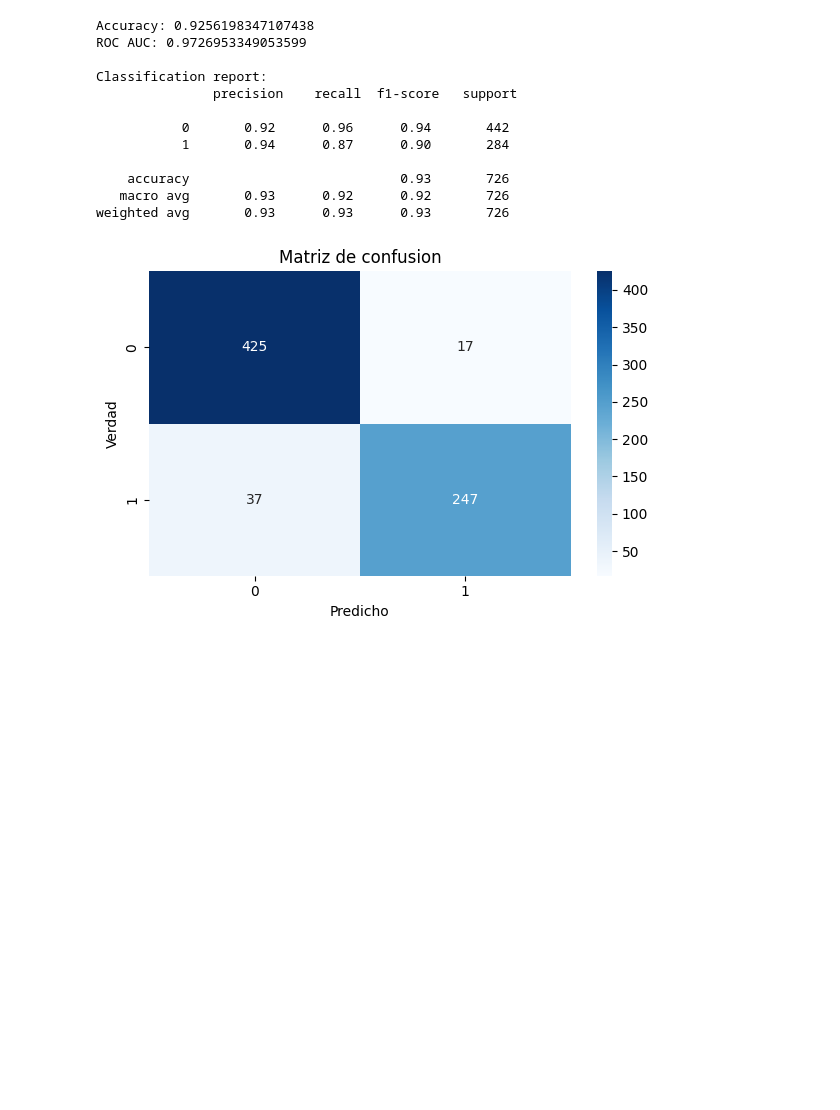
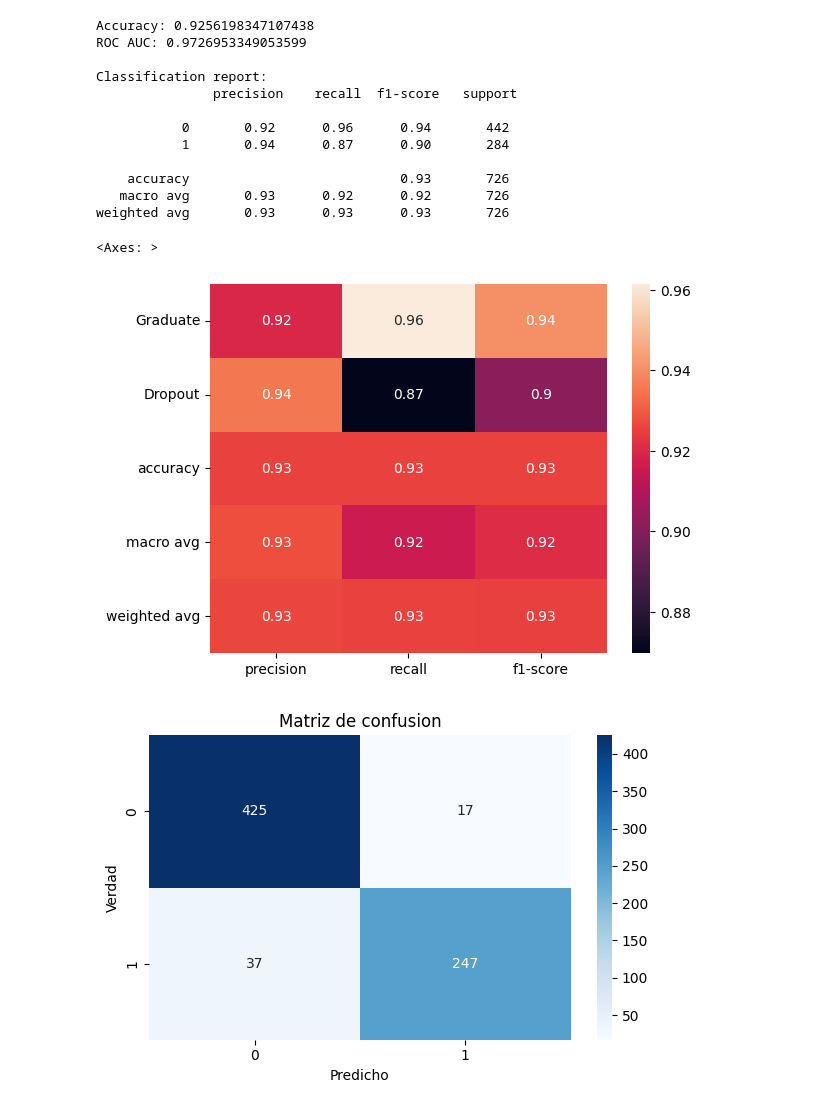
Before and after one commit to Edgar-Avila/mcd101-trabajo-final, a Jupyter notebook: Prediccion_del_abandono_y_exito_escolar.ipynb, the cells around one changed output. Drawn from its saved outputs; the diff is of its cells as text; code cells hidden in the pictures; blank space fills up the shorter version.

Commit message:
Graficar classification report

```diff
--- a/Prediccion_del_abandono_y_exito_escolar.ipynb
+++ b/Prediccion_del_abandono_y_exito_escolar.ipynb
@@ -202,4 +206,13 @@ Classification report:
     accuracy                           0.93       726
    macro avg       0.93      0.92      0.92       726
 weighted avg       0.93      0.93      0.93       726
+# %%
+# Fuente - https://stackoverflow.com/a/58948133
+# Posteado por akilat90
+# Obtenido 2026-05-08, Licencia - CC BY-SA 4.0
+clf_report = classification_report(y_test, y_pred, target_names=["Graduate","Dropout"], output_dict=True)
+sns.heatmap(pd.DataFrame(clf_report).iloc[:-1, :].T, annot=True)
+# %% [output]
+<Axes: >
+[figure, added]
 # %%
```
Also changed, not shown: parts of 6 cells of this notebook.
